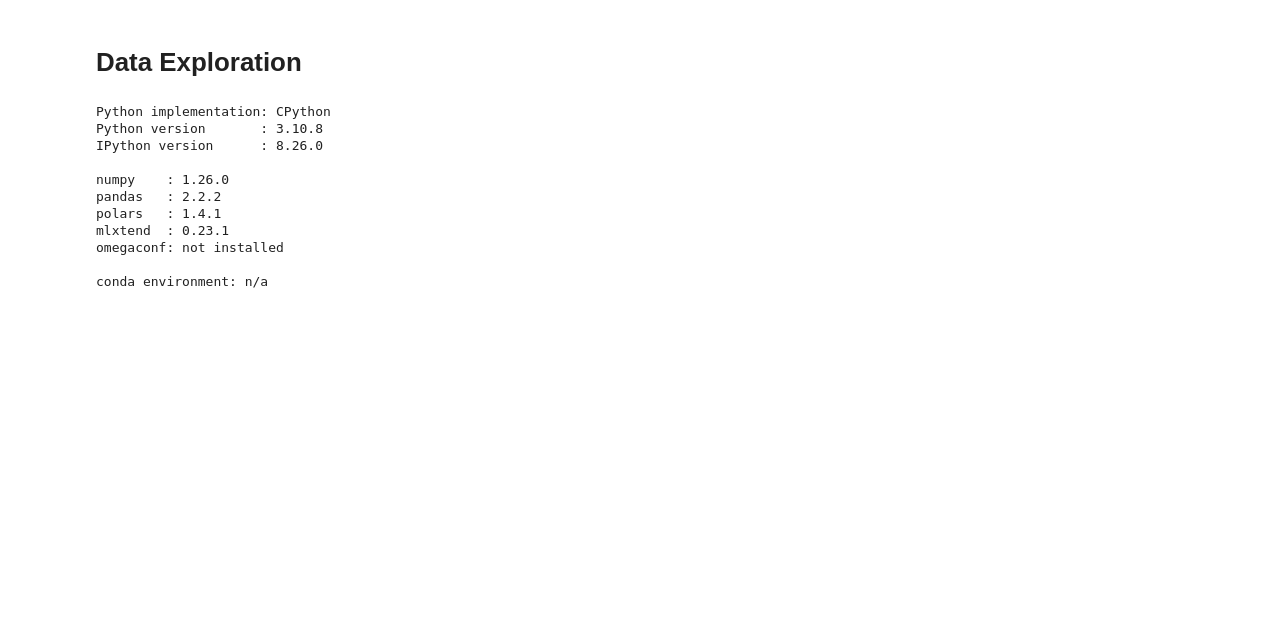
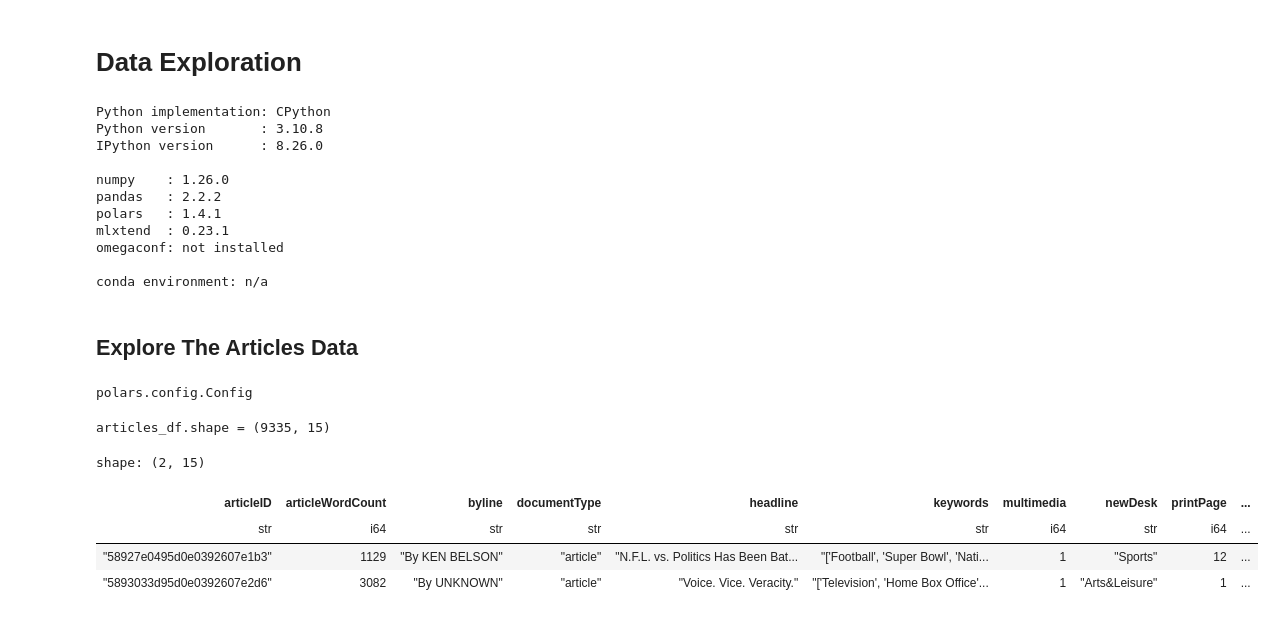
Before and after one commit to chineidu/NYC-Comments, a Jupyter notebook: Notebooks/01-data-exploration.ipynb, the cells around one changed output. Cells and saved outputs as stored; diff of their text form; code cells hidden in the pictures; blank space fills up the shorter version.

```diff
--- a/Notebooks/01-data-exploration.ipynb
+++ b/Notebooks/01-data-exploration.ipynb
@@ -112,3 +112,22 @@ warnings.filterwarnings("ignore")
 # auto reload imports
 %load_ext autoreload
 %autoreload 2
+# %% [markdown]
+## Explore The Articles Data
+# %%
+pl.Config.set_fmt_str_lengths(100)
+# %% [output]
+polars.config.Config
+# %%
+fp: str = "../data/all_articles.parquet"
+articles_df: pl.DataFrame = pl.read_parquet(fp)
+print(f"{articles_df.shape = }")
+
+articles_df.head(2)
+# %% [output]
+articles_df.shape = (9335, 15)
+shape: (2, 15)
+| articleID | articleWordCount | byline | documentType | headline | keywords | multimedia | newDesk | printPage | ... |
+| str | i64 | str | str | str | str | i64 | str | i64 | ... |
+| "58927e0495d0e0392607e1b3" | 1129 | "By KEN BELSON" | "article" | "N.F.L. vs. Politics Has Been Bat... | "['Football', 'Super Bowl', 'Nati... | 1 | "Sports" | 12 | ... |
+| "5893033d95d0e0392607e2d6" | 3082 | "By UNKNOWN" | "article" | "Voice. Vice. Veracity." | "['Television', 'Home Box Office'... | 1 | "Arts&Leisure" | 1 | ... |
```
Also changed, not shown: parts of 18 cells of this notebook.
